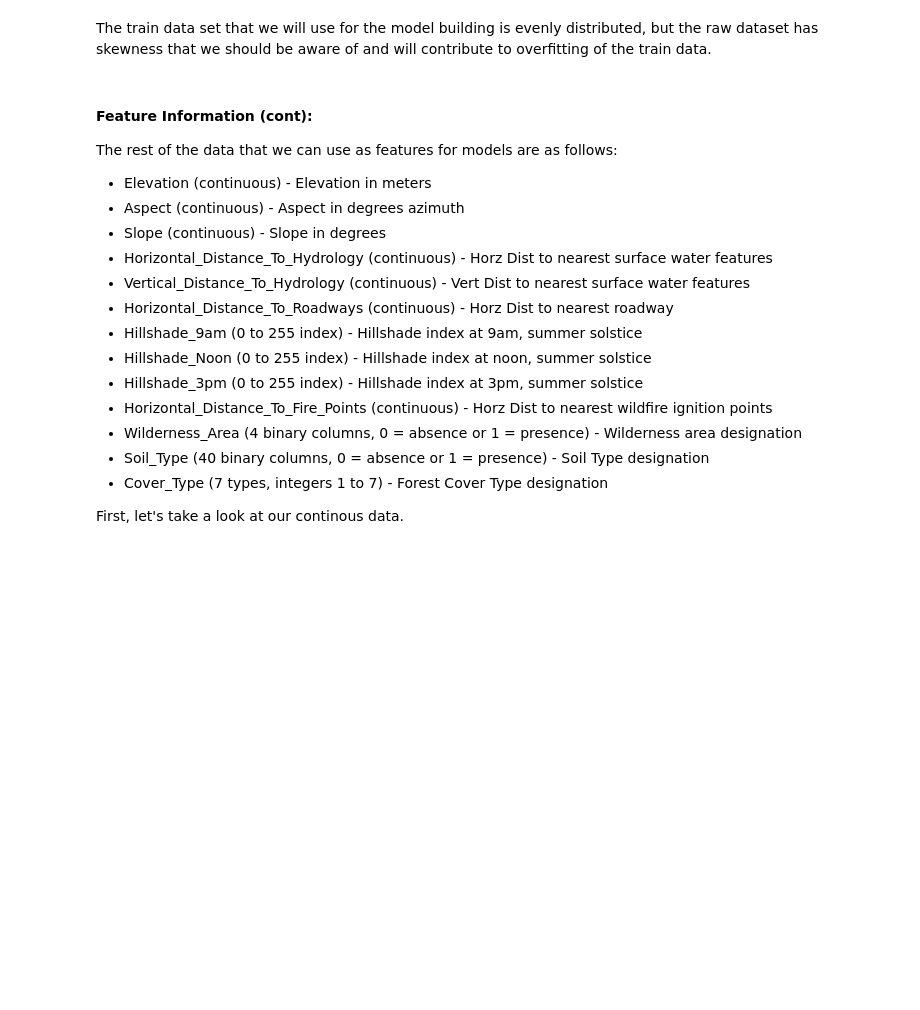
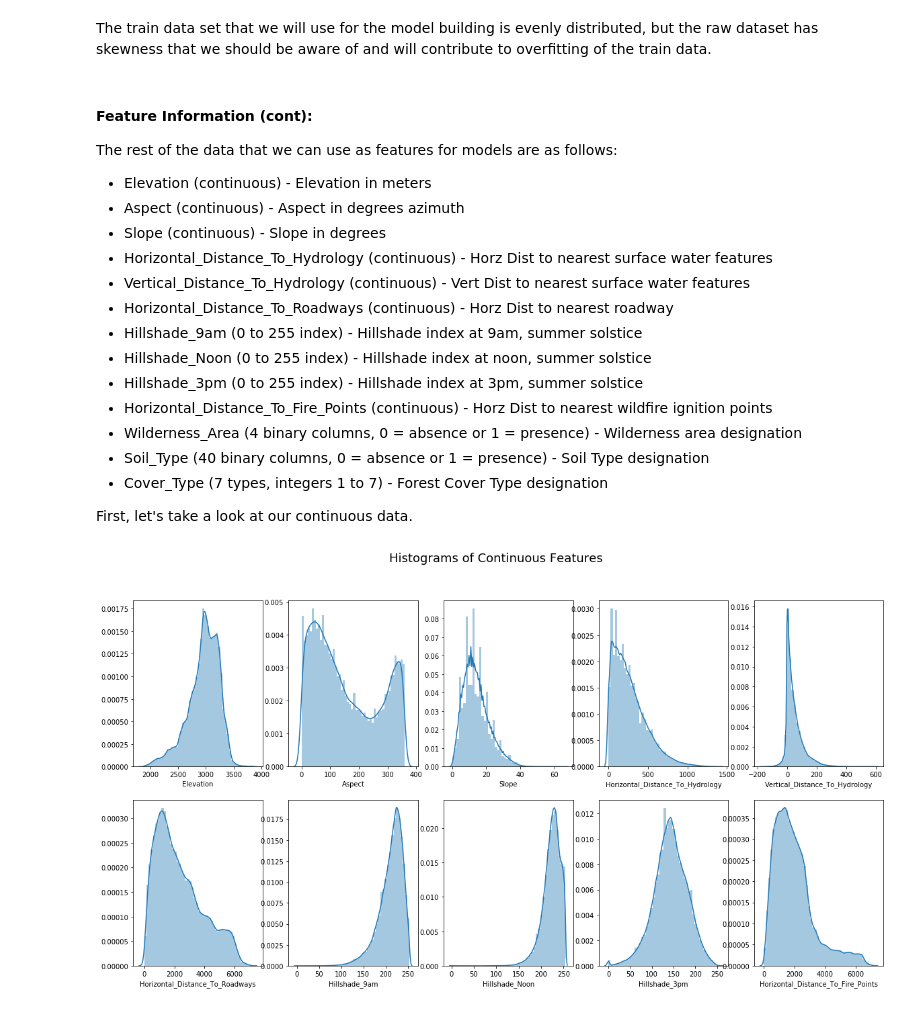
Before and after one commit to aidan-jackson-data/Forest-Cover-Type-Prediction, a Jupyter notebook: 207-final-notebook.ipynb, the cells around one changed output. Cells and saved outputs as stored; diff of their text form; code cells hidden in the pictures; blank space fills up the shorter version.

```diff
--- a/207-final-notebook.ipynb
+++ b/207-final-notebook.ipynb
@@ -122,18 +155,19 @@ The rest of the data that we can use as features for models are as follows:
 - Soil_Type (40 binary columns, 0 = absence or 1 = presence) - Soil Type designation
 - Cover_Type (7 types, integers 1 to 7) - Forest Cover Type designation
 
-First, let's take a look at our continous data.
+First, let's take a look at our continuous data.
 # %%
 #plot the continuous data
 fig, ax = plt.subplots(2, 5, figsize=(20,10))
 continuous_data=raw_data.loc[:,'Elevation':'Horizontal_Distance_To_Fire_Points']
 
 for i, col in enumerate(continuous_data.columns):
-    sns.histplot(ax=ax[int(i/5),i%5],data=continuous_data[col],bins=250)
-    #sns.distplot(ax=ax[int(i/5),i%5],a=continuous_data[col])
+    sns.distplot(ax=ax[int(i/5),i%5],a=continuous_data[col])
 
 plt.suptitle('Histograms of Continuous Features', fontsize=18)
 plt.show()
+# %% [output]
+[figure, added]
 # %%
 plt.figure(figsize=(15,5))
 plt.polar((90-(np.histogram(raw_data["Aspect"], bins=60)[1][0:60]))*np.pi/180,
```
Also changed, not shown: parts of 9 cells of this notebook.
